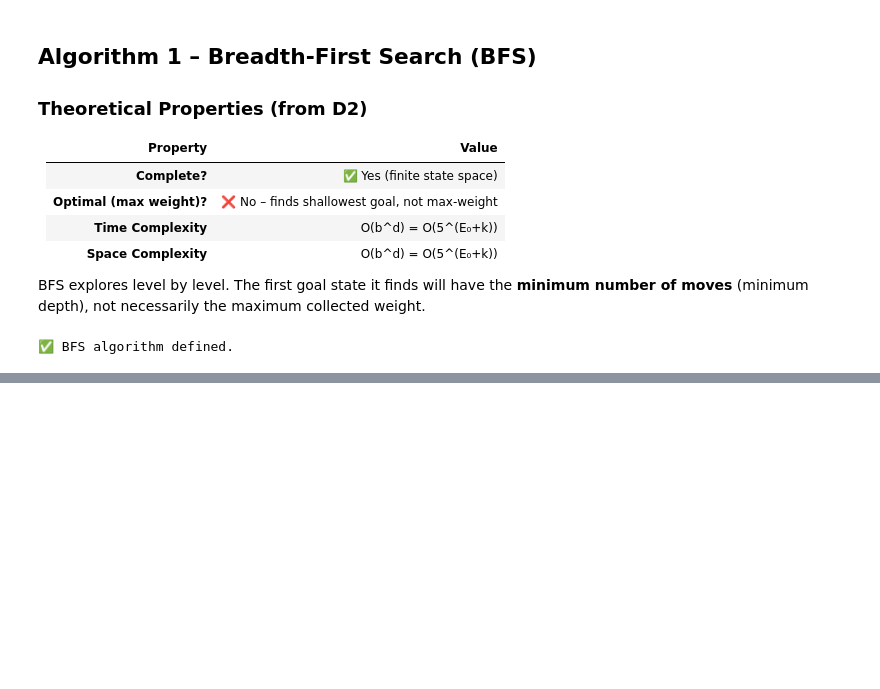
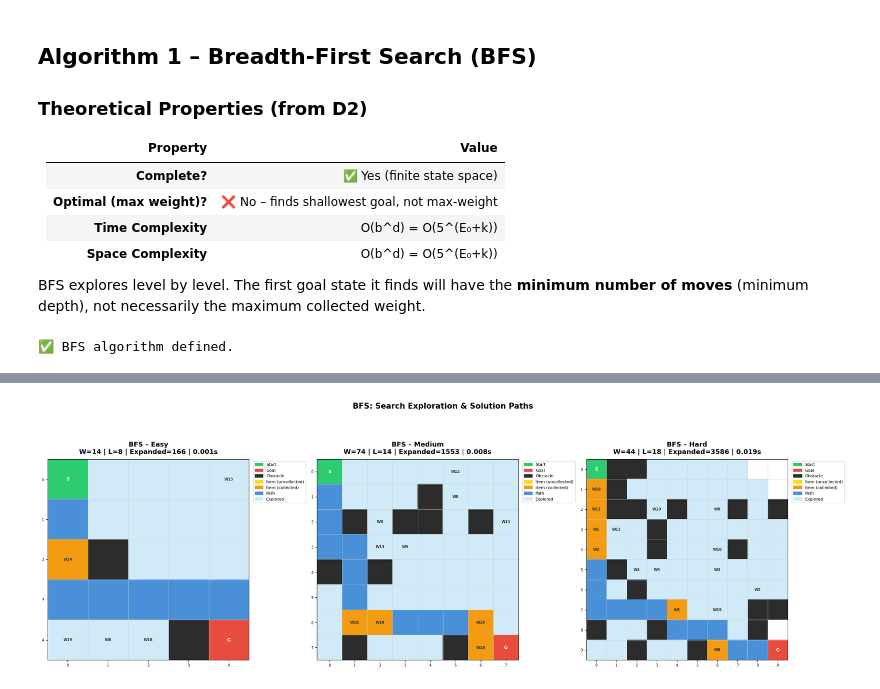
Before and after one commit to RomitJain15/AI-Warehouse-Robot-Navigation, a Jupyter notebook: WarehouseRobot.ipynb, the cells around one changed output, grey strips where cells are left out. Cells and saved outputs as stored; diff of their text form; code cells hidden in the pictures; blank space fills up the shorter version.

Commit message:
Ran BFS for easy, medium and hard instances, and added visualization for the three instances

```diff
--- a/WarehouseRobot.ipynb
+++ b/WarehouseRobot.ipynb
@@ -493,3 +494,15 @@ def bfs(env, max_nodes=500_000):
 print("✅ BFS algorithm defined.")
 # %% [output]
 ✅ BFS algorithm defined.
+# %%
+print("Running BFS on Easy instance...")
+bfs_easy = bfs(env_easy)
+print(bfs_easy)
+
+print("\nRunning BFS on Medium instance...")
+bfs_medium = bfs(env_medium)
+print(bfs_medium)
+
+print("\nRunning BFS on Hard instance (may be slow)...")
+bfs_hard = bfs(env_hard, max_nodes=200_000)
+print(bfs_hard)
@@ -495,0 +518,23 @@ print("✅ BFS algorithm defined.")
+# %%
+fig, axes = plt.subplots(1, 3, figsize=(22, 8))
+
+for ax, (env, res, label) in zip(axes, [
+    (env_easy,   bfs_easy,   'BFS – Easy'),
+    (env_medium, bfs_medium, 'BFS – Medium'),
+    (env_hard,   bfs_hard,   'BFS – Hard'),
+]):
+    info = (f'W={res.collected_weight} | L={res.path_length} | '
+            f'Expanded={res.nodes_expanded} | {res.time_sec:.3f}s')
+    env.render(
+        path=res.path,
+        explored=res.explored_cells,
+        title=f'{label}\n{info}',
+        ax=ax
+    )
+
+plt.suptitle('BFS: Search Exploration & Solution Paths', fontsize=15,
+             fontweight='bold', y=1.01)
+plt.tight_layout()
+plt.show()
+# %% [output]
+[figure, added]
```
Also changed, not shown: parts of 2 cells of this notebook.
